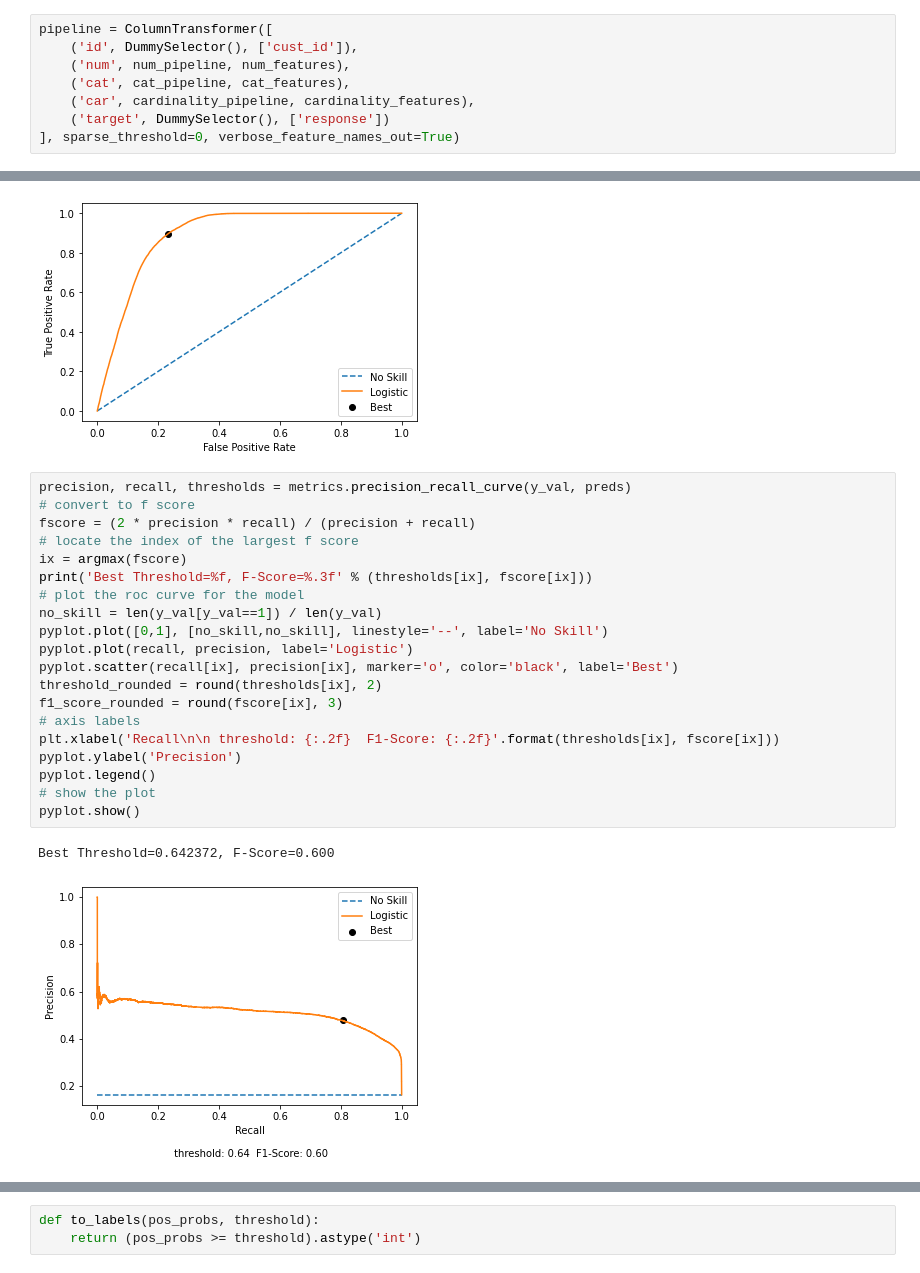
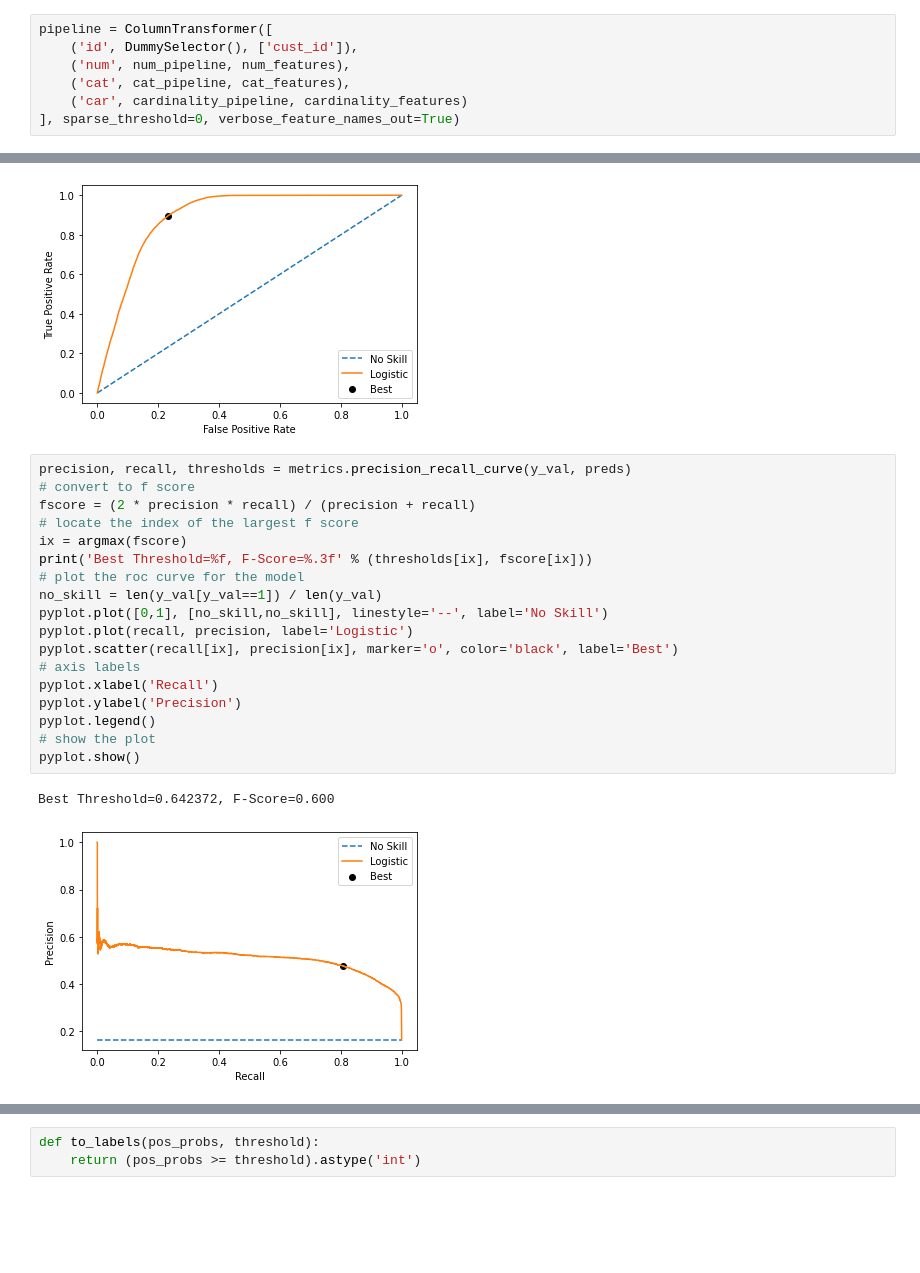
Before and after one commit to gsundeep-tech/churn-prediction, a Jupyter notebook: notebooks/pipeline experiments.ipynb, the cells around one changed output, grey strips where cells are left out. Cells and saved outputs as stored; diff of their text form; blank space fills up the shorter version.

```diff
--- a/notebooks/pipeline experiments.ipynb
+++ b/notebooks/pipeline experiments.ipynb
@@ -214,8 +214,7 @@ pipeline = ColumnTransformer([
     ('id', DummySelector(), ['cust_id']),
     ('num', num_pipeline, num_features),
     ('cat', cat_pipeline, cat_features),
-    ('car', cardinality_pipeline, cardinality_features),
-    ('target', DummySelector(), ['response'])
+    ('car', cardinality_pipeline, cardinality_features)
 ], sparse_threshold=0, verbose_feature_names_out=True)
 # %%
 pipeline
@@ -474,23 +469,21 @@ Best Threshold=0.474209, G-Mean=0.829
 # %%
 precision, recall, thresholds = metrics.precision_recall_curve(y_val, preds)
 # convert to f score
 fscore = (2 * precision * recall) / (precision + recall)
 # locate the index of the largest f score
 ix = argmax(fscore)
 print('Best Threshold=%f, F-Score=%.3f' % (thresholds[ix], fscore[ix]))
 # plot the roc curve for the model
 no_skill = len(y_val[y_val==1]) / len(y_val)
 pyplot.plot([0,1], [no_skill,no_skill], linestyle='--', label='No Skill')
 pyplot.plot(recall, precision, label='Logistic')
 pyplot.scatter(recall[ix], precision[ix], marker='o', color='black', label='Best')
-threshold_rounded = round(thresholds[ix], 2)
-f1_score_rounded = round(fscore[ix], 3)
 # axis labels
-plt.xlabel('Recall\n\n threshold: {:.2f}  F1-Score: {:.2f}'.format(thresholds[ix], fscore[ix]))
+pyplot.xlabel('Recall')
 pyplot.ylabel('Precision')
 pyplot.legend()
 # show the plot
 pyplot.show()
 # %% [output]
 Best Threshold=0.642372, F-Score=0.600
-[figure, old version]
+[figure, new version]
```
Also changed, not shown: parts of 39 cells of this notebook.
